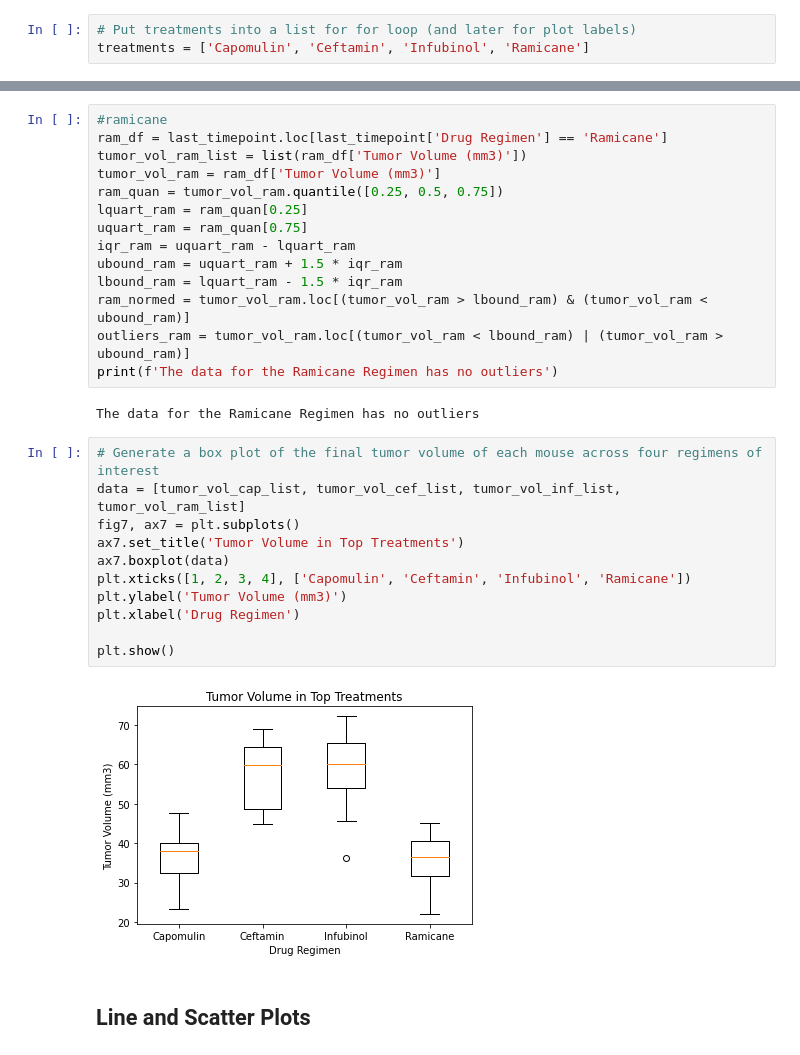
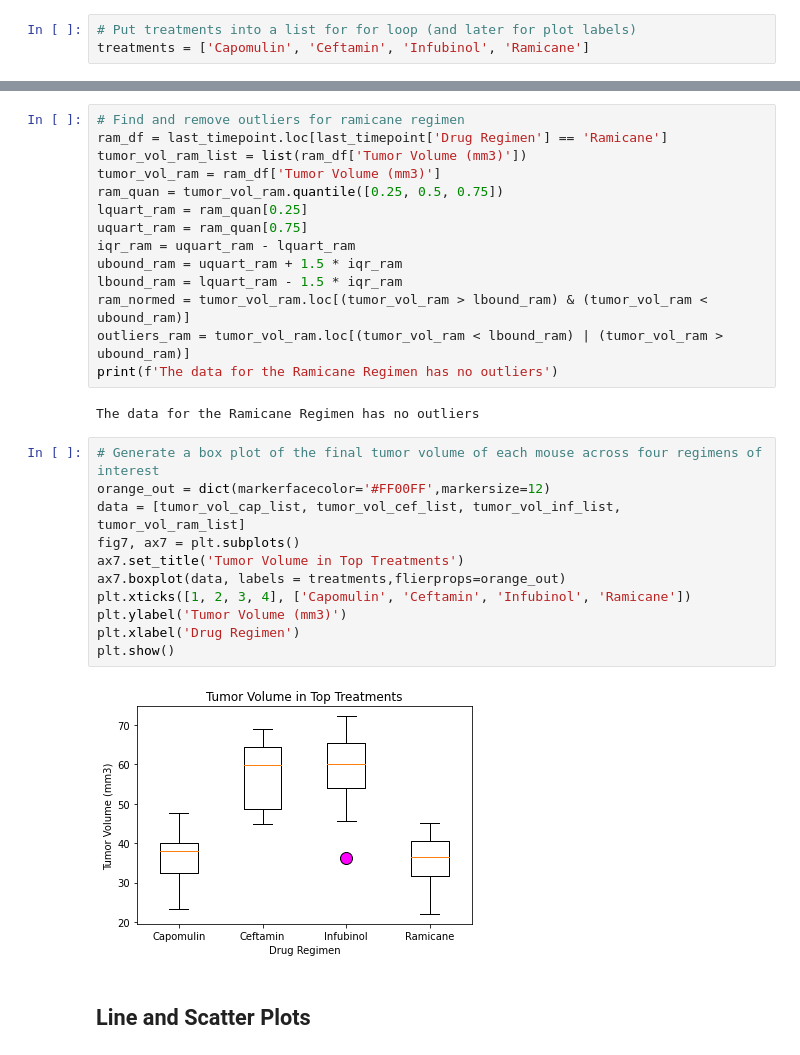
Before and after one commit to hannahlbridges/matplotlib-challenge, a Jupyter notebook: 04-matplotlib/Instructions/Pymaceuticals/pymaceuticals_starter.ipynb, the cells around one changed output, grey strips where cells are left out. Saved outputs shown, nothing was run; the diff lists cells and outputs as text.

```diff
--- a/04-matplotlib/Instructions/Pymaceuticals/pymaceuticals_starter.ipynb
+++ b/04-matplotlib/Instructions/Pymaceuticals/pymaceuticals_starter.ipynb
@@ -273,7 +284,7 @@ print(f'The data for the Infubinol Regimen has one outlier with a tumor volume o
 # %% [output]
 The data for the Infubinol Regimen has one outlier with a tumor volume of [36.321345799999996]
 # %%
-#ramicane
+# Find and remove outliers for ramicane regimen
 ram_df = last_timepoint.loc[last_timepoint['Drug Regimen'] == 'Ramicane']
 tumor_vol_ram_list = list(ram_df['Tumor Volume (mm3)'])
 tumor_vol_ram = ram_df['Tumor Volume (mm3)']
@@ -290,17 +301,17 @@ print(f'The data for the Ramicane Regimen has no outliers')
 The data for the Ramicane Regimen has no outliers
 # %%
 # Generate a box plot of the final tumor volume of each mouse across four regimens of interest
+orange_out = dict(markerfacecolor='#FF00FF',markersize=12)
 data = [tumor_vol_cap_list, tumor_vol_cef_list, tumor_vol_inf_list, tumor_vol_ram_list]
 fig7, ax7 = plt.subplots()
 ax7.set_title('Tumor Volume in Top Treatments')
-ax7.boxplot(data)
+ax7.boxplot(data, labels = treatments,flierprops=orange_out)
 plt.xticks([1, 2, 3, 4], ['Capomulin', 'Ceftamin', 'Infubinol', 'Ramicane'])
 plt.ylabel('Tumor Volume (mm3)')
 plt.xlabel('Drug Regimen')
-
 plt.show()
 # %% [output]
-[figure, old version]
+[figure, new version]
 # %% [markdown]
 ## Line and Scatter Plots
 # %%
```
Also changed, not shown: parts of 10 cells of this notebook.
